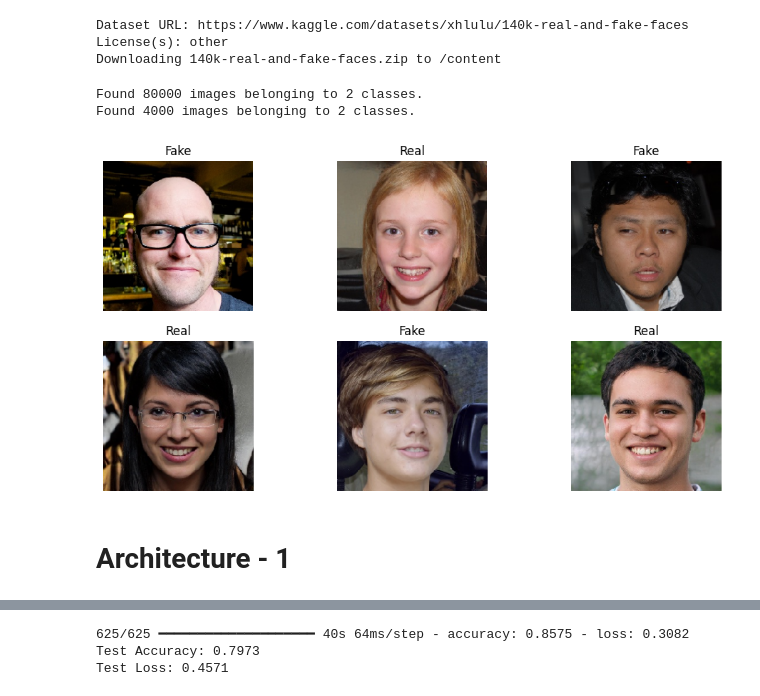
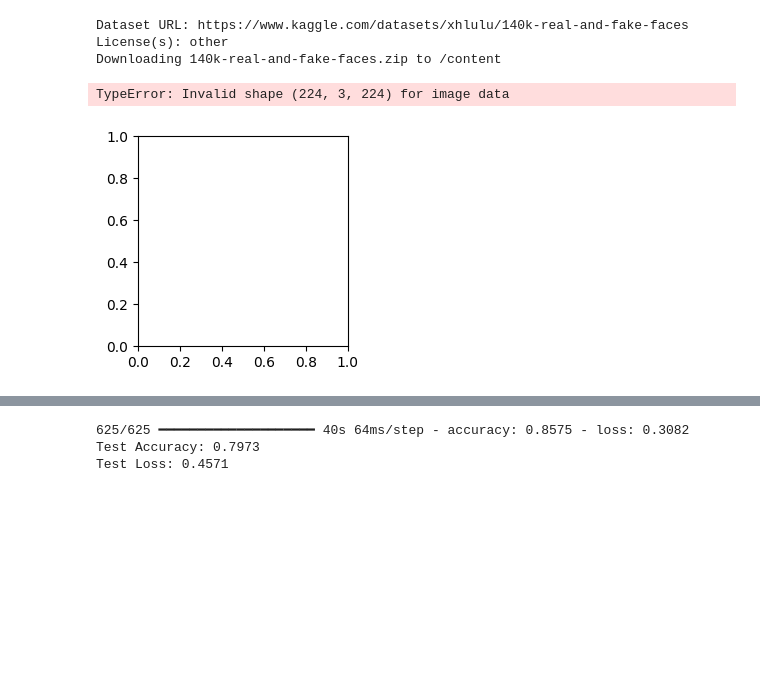
Before and after one commit to ojusgoel/Deepfake_FaceDetection_CNN, a Jupyter notebook: DeepFake_FaceDetection.ipynb, the cells around one changed output, grey strips where cells are left out. Saved outputs shown, nothing was run; the diff lists cells and outputs as text; code cells hidden in the pictures; blank space fills up the shorter version.

Commit message:
Trying more preprocessing

```diff
--- a/DeepFake_FaceDetection.ipynb
+++ b/DeepFake_FaceDetection.ipynb
@@ -48,32 +29,0 @@ IMG_SIZE = 224
-# %%
-from tensorflow.keras.preprocessing.image import ImageDataGenerator
-
-
-BATCH_SIZE = 32
-
-# Define ImageDataGenerator for Training & Validation
-datagen = ImageDataGenerator(
-    rescale=1.0/255,  # Normalize pixel values
-    validation_split=0.2  # 80% Training, 20% Validation
-)
-
-# Load training dataset
-train_generator = datagen.flow_from_directory(
-    DATASET_PATH,
-    target_size=(IMG_SIZE, IMG_SIZE),
-    batch_size=BATCH_SIZE,
-    class_mode='binary',
-    subset='training'
-)
-
-# Load validation dataset
-val_generator = datagen.flow_from_directory(
-    VAL_DATASET_PATH,
-    target_size=(IMG_SIZE, IMG_SIZE),
-    batch_size=BATCH_SIZE,
-    class_mode='binary',
-    subset='validation'
-)
-# %% [output]
-Found 80000 images belonging to 2 classes.
-Found 4000 images belonging to 2 classes.
@@ -80,23 +86,29 @@ Found 4000 images belonging to 2 classes.
 # %%
 import matplotlib.pyplot as plt
 import numpy as np
 
+# Create an iterator from the DataLoader
+data_iter = iter(train_generator)
+
 # Get a batch of images and labels
-images, labels = next(train_generator)
+images, labels = next(data_iter)
+
+# Convert tensors to NumPy arrays for visualization
+images = images.permute(0, 2, 3, 1).cpu().numpy()  # Change shape from (B, C, H, W) -> (B, H, W, C)
+labels = labels.cpu().numpy()
 
 # Define function to display images
 def plot_images(images, labels, num=6):
     plt.figure(figsize=(12, 6))
     for i in range(num):
         plt.subplot(2, num//2, i+1)
         plt.imshow(images[i])
         plt.title("Fake" if labels[i] == 1 else "Real")
         plt.axis("off")
     plt.show()
 
 # Display sample images
 plot_images(images, labels)
 # %% [output]
+TypeError: Invalid shape (224, 3, 224) for image data
-[figure, old version]
+[figure, new version]
-# %% [markdown]
-# Architecture - 1
```
Also changed, not shown: parts of 26 cells of this notebook.
